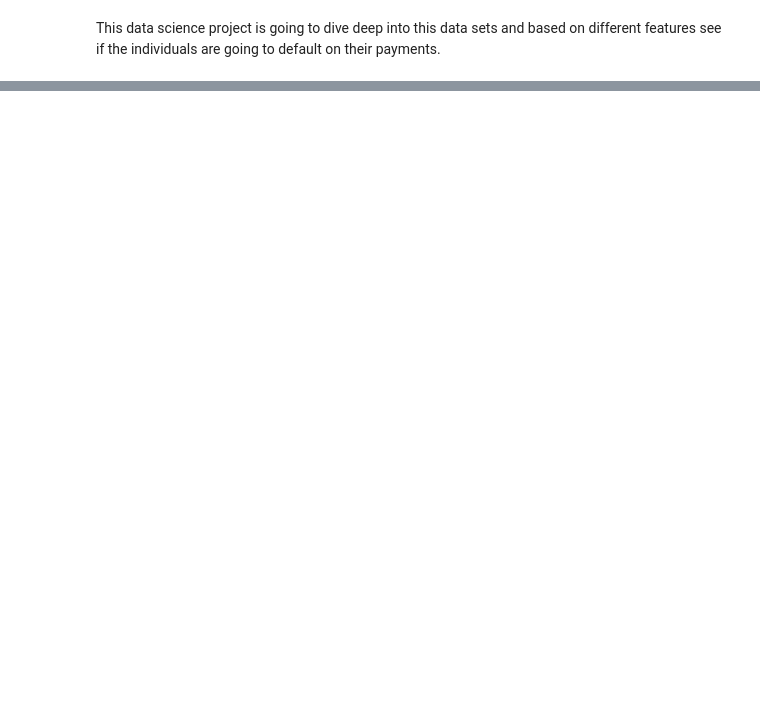
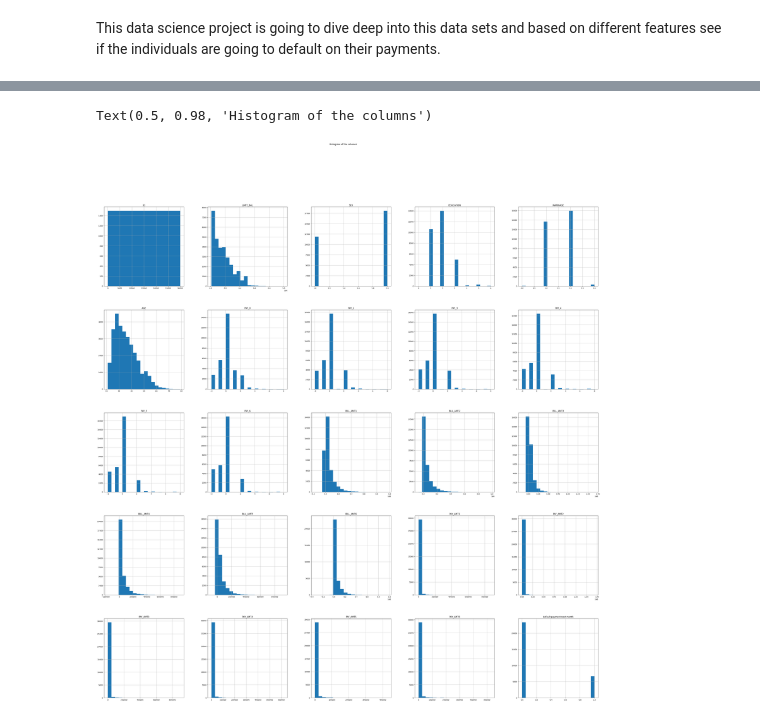
Before and after one commit to Flo03/CreditCard_default, a Jupyter notebook: main.ipynb, the cells around one changed output, grey strips where cells are left out. Drawn from its saved outputs; the diff is of its cells as text; code cells hidden in the pictures; blank space fills up the shorter version.

```diff
--- a/main.ipynb
+++ b/main.ipynb
@@ -20,0 +76,6 @@ df.head()
+# %%
+df.hist(bins=20, figsize=(50,50))
+plt.suptitle("Histogram of the columns")
+# %% [output]
+Text(0.5, 0.98, 'Histogram of the columns')
+[figure, added]
```
Also changed, not shown: parts of 5 cells of this notebook, 4 other files.
